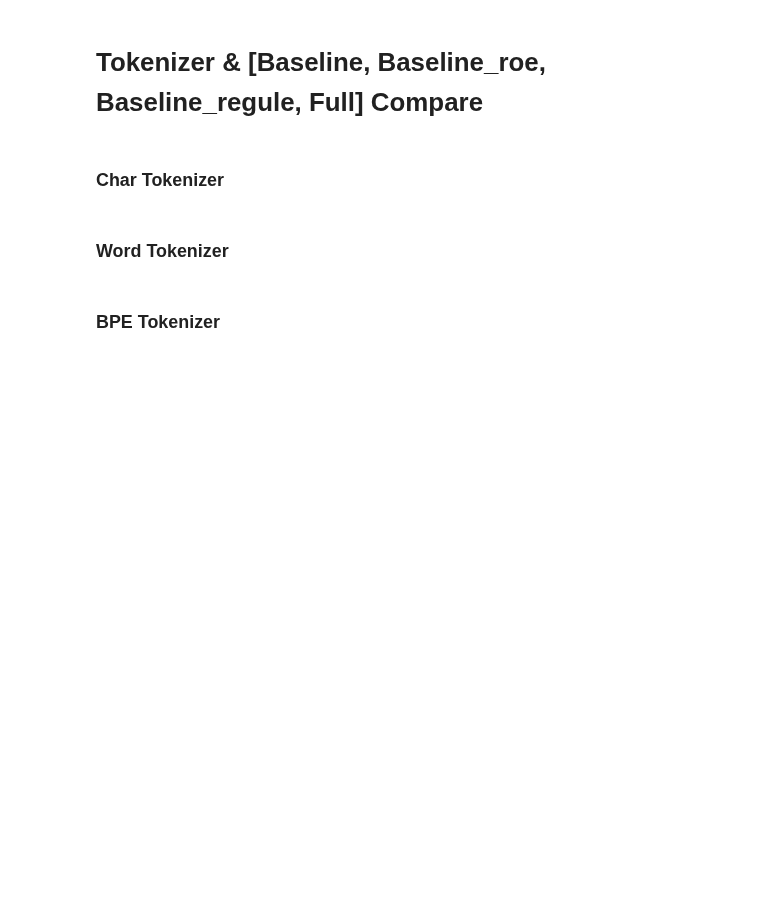
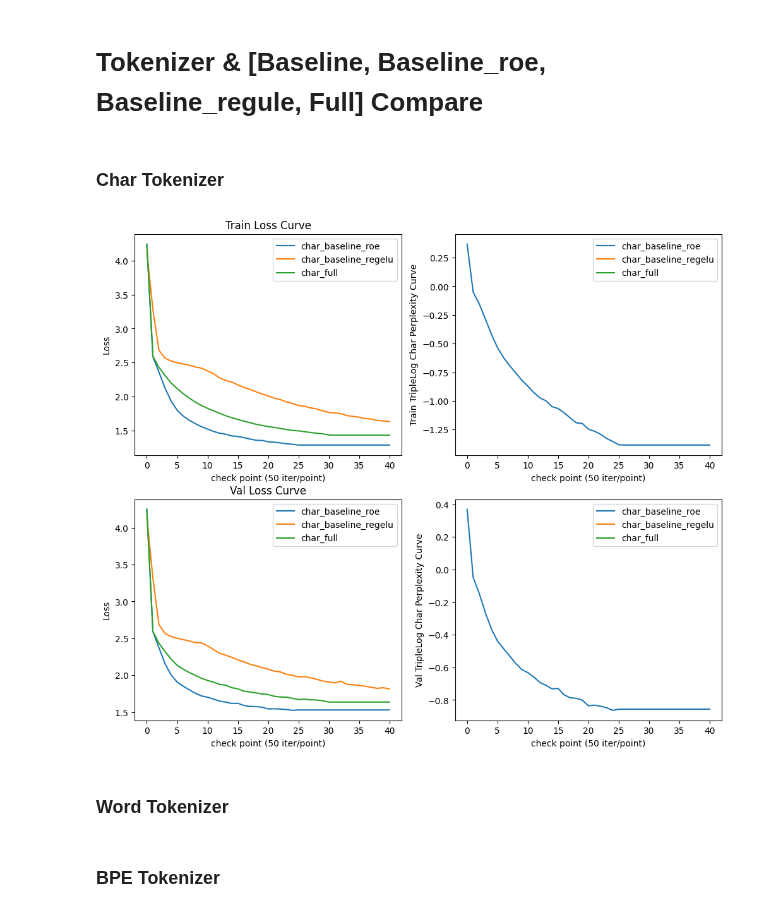
Before and after one commit to fatday/STATS-305B-HW4-Group, a Jupyter notebook: Part2_Working.ipynb, the cells around one changed output. Saved outputs shown, nothing was run; the diff lists cells and outputs as text; code cells hidden in the pictures; blank space fills up the shorter version.

Commit message:
Fixed bugs, will train and get all plots & information tomorrow

```diff
--- a/Part2_Working.ipynb
+++ b/Part2_Working.ipynb
@@ -84,17 +85,16 @@ class Tokenizer:
         for split in ['train', 'val']:
             losses = torch.zeros(eval_iters)
             perplexities = torch.zeros(eval_iters)
-            nll = 0
-            char_cnt = 0
+            ppl_acc = 0
             for k in range(eval_iters):
                 X, Y = self.get_batch(split, context_window_size, device)
                 logits, loss = model(X, Y)
                 losses[k] = loss.item()
                 perplexities[k] = torch.exp(loss).item()
-                nll += loss.item()
-                char_cnt += len(self.decode(Y[0].tolist()))
+                avg_c_pt = len(self.decode(Y[0].tolist())) / len(Y[0].tolist())
+                ppl_acc += perplexities[k]**(1.0/avg_c_pt)
 
-            char_perplexity[split] = torch.exp(torch.tensor(nll / char_cnt)).item()
+            char_perplexity[split] = ppl_acc / eval_iters
             lossout[split] = losses.mean()
             perplexity[split] = perplexities.mean()
         model.train()
@@ -599,11 +599,10 @@ class TransformerLM(nn.Module):
         """
         # TOOD, your code below
         B, T = token_ids.shape
-        context_length = self.position_embedding_table.num_embeddings
         new_token_sequences = torch.zeros((B, T+max_new_tokens), dtype=torch.long, device=token_ids.device)
         new_token_sequences[:, :T] = token_ids
         for t in range(max_new_tokens):
-            input_tokens = new_token_sequences[:, max(0,T + t - context_length):T + t]
+            input_tokens = new_token_sequences[:, max(0,T + t - self.context_window_size):T + t]
             logits, loss = self(input_tokens)
             logits = logits.view(B,min(T + t, self.context_window_size), -1)
             logits = logits[:, -1, :] # (B, V)
@@ -645,8 +644,8 @@ class ModelTokenizerSystem:
         self.losses_train_val["val"].append(losses["val"].item())
         self.perplexities_train_val["train"].append(perplexity["train"].item())
         self.perplexities_train_val["val"].append(perplexity["val"].item())
-        self.char_perplexities_train_val["train"].append(char_perplexity["train"])
-        self.char_perplexities_train_val["val"].append(char_perplexity["val"])
+        self.char_perplexities_train_val["train"].append(char_perplexity["train"].item())
+        self.char_perplexities_train_val["val"].append(char_perplexity["val"].item())
 
         if it > 10 and early_stopping and abs(losses["val"] - best_score) < min_delta:
           print(f"Early Stopping Triggered at iteration {it}")
@@ -819,11 +818,11 @@ def model_compare_plots(model_systems, model_names):
     axis_y += 1
 
     for model_system, model_name in zip(model_systems, model_names):
-      axes[axis_x, axis_y].plot(np.log(np.log(model_system.char_perplexities_train_val[name])), label= model_name)
+      axes[axis_x, axis_y].plot(np.log(np.log(np.log(model_system.char_perplexities_train_val[name]))), label= model_name)
 
     axes[axis_x, axis_y].set_xlabel('check point (50 iter/point)')
-    axes[axis_x, axis_y].set_ylabel('LogLog Char Perplexity')
-    axes[axis_x, axis_y].set_ylabel(name.capitalize() + ' LogLog Char Perplexity Curve')
+    axes[axis_x, axis_y].set_ylabel('TripleLog Char Perplexity')
+    axes[axis_x, axis_y].set_ylabel(name.capitalize() + ' TripleLog Char Perplexity Curve')
     axes[axis_x, axis_y].legend()
     axis_x += 1
     axis_y = 0
@@ -1310,9 +1468,11 @@ model_compare_plots(full_list, model_name_list_full)
 # %% [markdown]
 ### Char Tokenizer
 # %%
-char_list = [baseline, char_baseline_roe, char_baseline_regelu, char_full]
-model_name_list_char = ["baseline", "char_baseline_roe", "char_baseline_regelu", "char_full"]
-model_compare_plots(full_list, model_name_list_char)
+char_list = [char_baseline_roe, char_baseline_regelu, char_full]
+model_name_list_char = ["char_baseline_roe", "char_baseline_regelu", "char_full"]
+model_compare_plots(char_list, model_name_list_char)
+# %% [output]
+[figure, added]
 # %% [markdown]
 ### Word Tokenizer
 # %%
```
Also changed, not shown: parts of 17 cells of this notebook.
